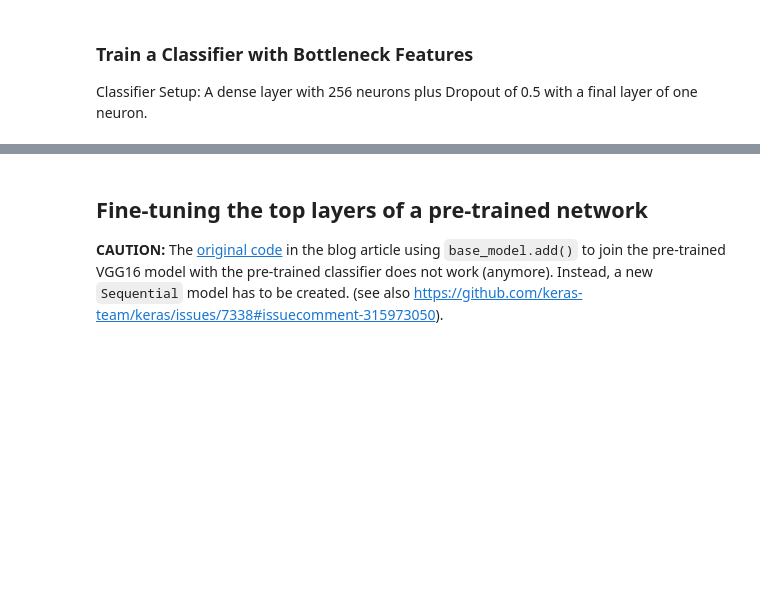
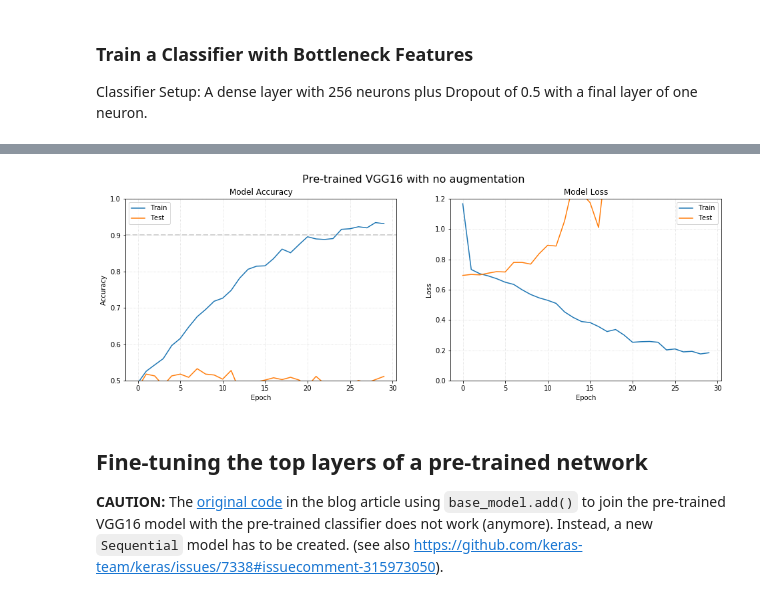
Before and after one commit to goerlitz/image-classification, a Jupyter notebook: catsdogs/Cats_&_Dogs_Keras.ipynb, the cells around one changed output, grey strips where cells are left out. Saved outputs shown, nothing was run; the diff lists cells and outputs as text; code cells hidden in the pictures; blank space fills up the shorter version.

```diff
--- a/catsdogs/Cats_&_Dogs_Keras.ipynb
+++ b/catsdogs/Cats_&_Dogs_Keras.ipynb
@@ -158,9 +202,10 @@ model.compile(loss='binary_crossentropy',
 ### Provide Training and Validation Image Using ImageDataGenerator
 # %%
 from keras.preprocessing.image import ImageDataGenerator
+from keras.applications.vgg16 import preprocess_input
 
-train_dir      = '../data/train'
-validation_dir = '../data/validation'
+train_dir      = data_folder/'train'
+validation_dir = data_folder/'valid'
 
 train_samples      = 2000
 validation_samples = 800
@@ -171,13 +216,17 @@ batch_size     = 16
 # rescale and augment training data
 train_datagen = ImageDataGenerator(
         rescale=1./255,
+        #preprocessing_function=preprocess_input,
         shear_range=0.2,
         zoom_range=0.2,
-        horizontal_flip=True)
+        horizontal_flip=True
+        )
 
 # rescale validation data
 validation_datagen = ImageDataGenerator(
-    rescale=1./255)
+    rescale=1./255
+    #preprocessing_function=preprocess_input
+    )
 
 train_generator = train_datagen.flow_from_directory(
         train_dir,
@@ -252,7 +332,7 @@ As in the blog post we will be using VGG16 with pre-trained weights based on Ima
 # %%
 from keras.applications.vgg16 import VGG16
 
-weights_vgg16 = '../input/vgg16/vgg16_weights_tf_dim_ordering_tf_kernels_notop.h5'
+weights_vgg16 = 'vgg16_weights_tf_dim_ordering_tf_kernels_notop.h5'
 
 base_model_vgg16 = VGG16(weights=weights_vgg16, include_top=False, input_shape=(150,150,3))
 # %% [markdown]
@@ -260,8 +340,12 @@ base_model_vgg16 = VGG16(weights=weights_vgg16, include_top=False, input_shape=(
 
 See also the [code referenced in Keras blog post](https://gist.github.com/fchollet/f35fbc80e066a49d65f1688a7e99f069).
 # %%
+%%time
 def get_bottleneck_features(model, image_dir, target_size, samples, batch_size=16):
-    datagen   = ImageDataGenerator(rescale=1. / 255)
+    datagen = ImageDataGenerator(
+        rescale=1./255
+        #preprocessing_function=preprocess_input
+        )
     generator = datagen.flow_from_directory(image_dir,
                                             target_size=target_size,
                                             batch_size=batch_size,
@@ -312,7 +423,9 @@ print("--- took %d:%.2d minutes ---" % divmod(time.time() - start_time, 60))
 model_weigths_file = 'bottleneck_fc_model_vgg16.h5'
 top_model_vgg16.save_weights(model_weigths_file)
 # %%
-plot_history(history_vgg16_top, acc_line=0.9, title='Pre-trained VGG16 with no augmentation', acc_lim=[0.75,1.0])
+plot_history(history_vgg16_top, acc_line=0.9, title='Pre-trained VGG16 with no augmentation', acc_lim=[0.5,1.0])
+# %% [output]
+[figure, added]
 # %% [markdown]
 ## Fine-tuning the top layers of a pre-trained network
 
```
Also changed, not shown: parts of 32 cells of this notebook.
